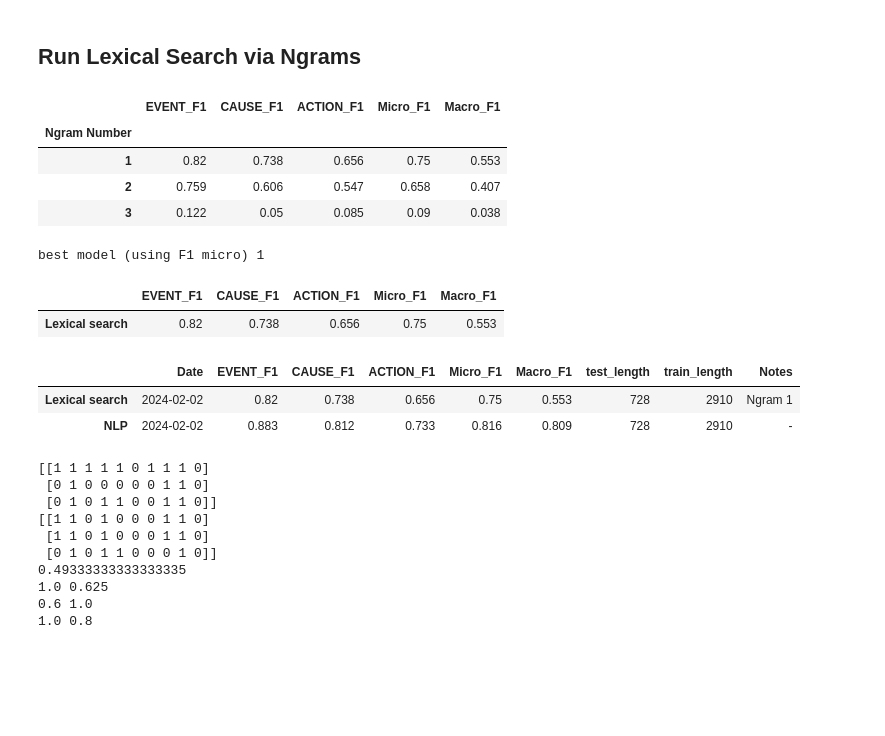
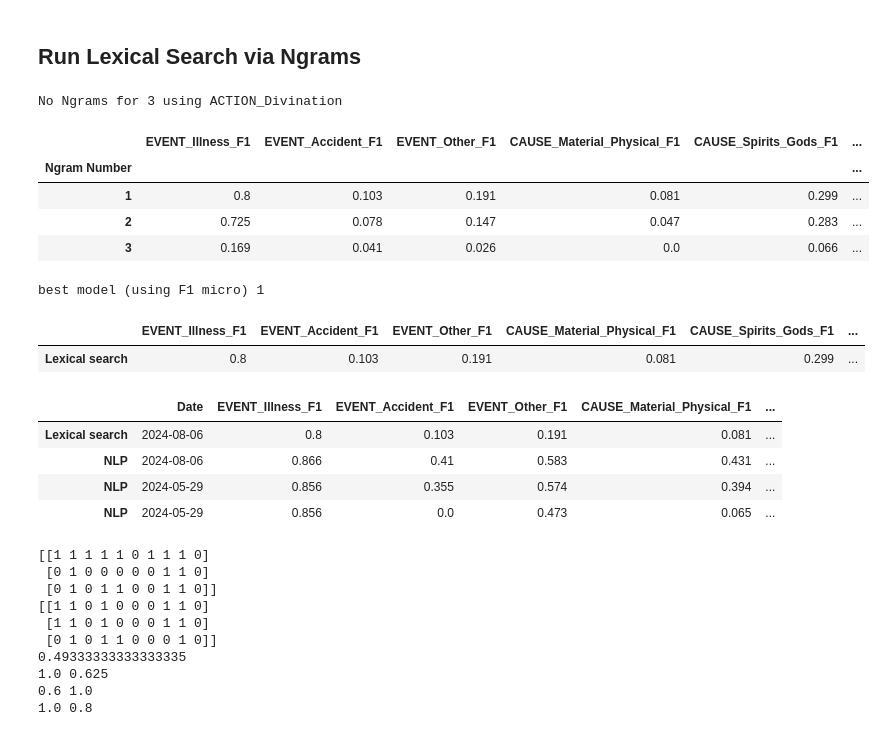
Before and after one commit to HowardZheni/eHRAF_Misfortune_NLP, a Jupyter notebook: Lexical Search/LexicalSearch.ipynb, the cells around one changed output. Cells and saved outputs as stored; diff of their text form; code cells hidden in the pictures; blank space fills up the shorter version.

Commit message:
Added Prediction model for subclasses

```diff
--- a/Lexical Search/LexicalSearch.ipynb
+++ b/Lexical Search/LexicalSearch.ipynb
@@ -303,7 +323,7 @@ percentage_cutoff = .85
 # CHANGE: choose the frequency an Ngram must appear in general to be allowed to be part of the list ( you do not want to use Ngrams that only appear a single time in the whole dataset)
 frequency_cutoff = 5
 
-df_scores = pd.DataFrame(index = Ngram_nums, columns= [label+"_F1" for label in labels] + ["Micro_F1", "Macro_F1"] )
+df_scores = pd.DataFrame(index = Ngram_nums, columns= [label+"_F1" for label in labels] + ["Micro_F1", "Macro_F1", "Weighted_F1"] )
 df_scores.index.name = 'Ngram Number'
 
 # tokenize the training and test sets first to save on time
@@ -317,38 +337,40 @@ for Ngram_num in Ngram_nums:
     actualLabels_list = []
     for label in labels:
         #extract 'target' Ngrams from training dataset
         passage_list = trainPass_T
         label_list = train[label]
         df_trainTargets = ngram_frequency_creator(passages=passage_list, label_list=label_list, ngram_num=Ngram_num, tokenized_input=True, frequency_cutoff=frequency_cutoff, percentage_cutoff=percentage_cutoff)
         if len(df_trainTargets) == 0:
             print(f'No Ngrams for {Ngram_num} using {label}')
             continue
         targetNgrams_set = set(df_trainTargets['N-gram']) #get only the Ngrams from the result as these will be what we use to predict
 
 
         # Predict present or absent based on if target Ngrams appear in the passage (which is also turned into Ngrams)
         testNgrams = [N_gram_creator(tokenizedWords, Ngram_num) for tokenizedWords in testPass_T] # get all the ngrams, technically we could use ngram_frequency_creator() instead since it uses this exact line but this way we skip the superfluous frequency counting!
         predictLabels = [0 if set(PassageNgrams).isdisjoint(targetNgrams_set) else 1 for PassageNgrams in testNgrams] # predict 0 if none of a particular test passage's Ngrams are in the train target Ngrams other wise predict 1
         actualLabels = test[label]
 
         # Get F1 score for label x Ngram
         df_scores.at[Ngram_num, f"{label}_F1"] = round(f1_score(y_true=actualLabels, y_pred=predictLabels),3)
 
         # Save predictions and actual for later F1 micro and macro
         predictLabels_list.append(predictLabels)
         actualLabels_list.append(actualLabels)
 
     #F1 micro and macro score for all the labels
     df_scores.at[Ngram_num, "Micro_F1"] = round(f1_score(y_true=actualLabels_list, y_pred=predictLabels_list, average='micro'),3)
     df_scores.at[Ngram_num, "Macro_F1"]  = round(f1_score(y_true=actualLabels_list, y_pred=predictLabels_list, average='macro'),3)
+    df_scores.at[Ngram_num, "Weighted_F1"]  = round(f1_score(y_true=actualLabels_list, y_pred=predictLabels_list, average='weighted'),3)
 df_scores = df_scores.astype("Float32")
 df_scores
 # %% [output]
+No Ngrams for 3 using ACTION_Divination
-|  | EVENT_F1 | CAUSE_F1 | ACTION_F1 | Micro_F1 | Macro_F1 |
-| Ngram Number |  |  |  |  |  |
-| 1 | 0.82 | 0.738 | 0.656 | 0.75 | 0.553 |
-| 2 | 0.759 | 0.606 | 0.547 | 0.658 | 0.407 |
-| 3 | 0.122 | 0.05 | 0.085 | 0.09 | 0.038 |
+|  | EVENT_Illness_F1 | EVENT_Accident_F1 | EVENT_Other_F1 | CAUSE_Material_Physical_F1 | CAUSE_Spirits_Gods_F1 | ... |
+| Ngram Number |  |  |  |  |  | ... |
+| 1 | 0.8 | 0.103 | 0.191 | 0.081 | 0.299 | ... |
+| 2 | 0.725 | 0.078 | 0.147 | 0.047 | 0.283 | ... |
+| 3 | 0.169 | 0.041 | 0.026 | 0.0 | 0.066 | ... |
 # %%
 # Show and set up the best model
 largest_idx = df_scores['Micro_F1'].idxmax()
@@ -359,8 +381,8 @@ print(f"best model (using F1 micro) {largest_idx}")
 df_score
 # %% [output]
 best model (using F1 micro) 1
-|  | EVENT_F1 | CAUSE_F1 | ACTION_F1 | Micro_F1 | Macro_F1 |
-| Lexical search | 0.82 | 0.738 | 0.656 | 0.75 | 0.553 |
+|  | EVENT_Illness_F1 | EVENT_Accident_F1 | EVENT_Other_F1 | CAUSE_Material_Physical_F1 | CAUSE_Spirits_Gods_F1 | ... |
+| Lexical search | 0.8 | 0.103 | 0.191 | 0.081 | 0.299 | ... |
 # %%
 # Save prediciton data
 from datetime import datetime
@@ -399,9 +421,11 @@ else:
 
 df_scoresSep
 # %% [output]
-|  | Date | EVENT_F1 | CAUSE_F1 | ACTION_F1 | Micro_F1 | Macro_F1 | test_length | train_length | Notes |
-| Lexical search | 2024-02-02 | 0.82 | 0.738 | 0.656 | 0.75 | 0.553 | 728 | 2910 | Ngram 1 |
-| NLP | 2024-02-02 | 0.883 | 0.812 | 0.733 | 0.816 | 0.809 | 728 | 2910 | - |
+|  | Date | EVENT_Illness_F1 | EVENT_Accident_F1 | EVENT_Other_F1 | CAUSE_Material_Physical_F1 | ... |
+| Lexical search | 2024-08-06 | 0.8 | 0.103 | 0.191 | 0.081 | ... |
+| NLP | 2024-08-06 | 0.866 | 0.41 | 0.583 | 0.431 | ... |
+| NLP | 2024-05-29 | 0.856 | 0.355 | 0.574 | 0.394 | ... |
+| NLP | 2024-05-29 | 0.856 | 0.0 | 0.473 | 0.065 | ... |
 # %%
 # DELETE, this is a test for the zero-division warning seen above.
 dummmy_predict = np.array(predictLabels_list)[:,0:10]
```
Also changed, not shown: parts of 2 cells of this notebook, 4 other files.
